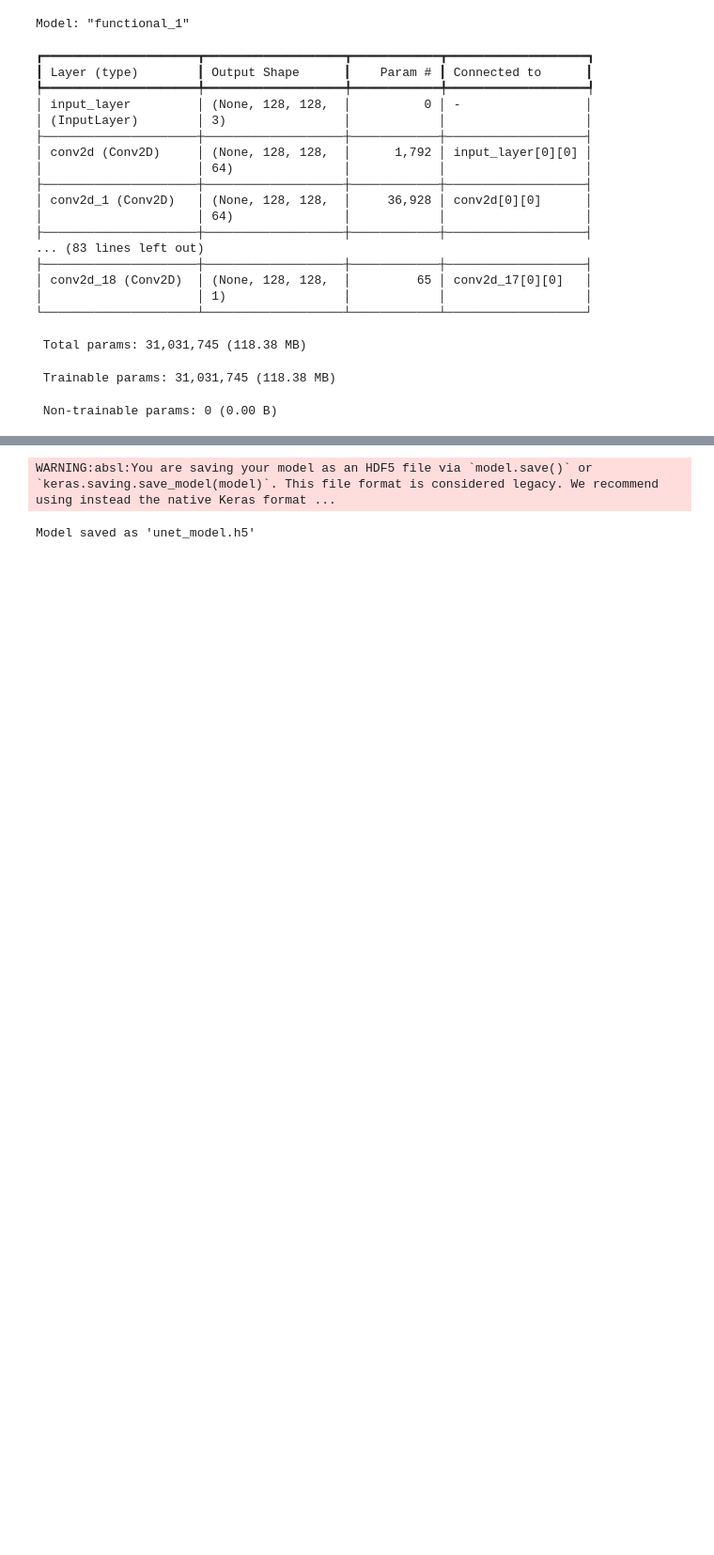
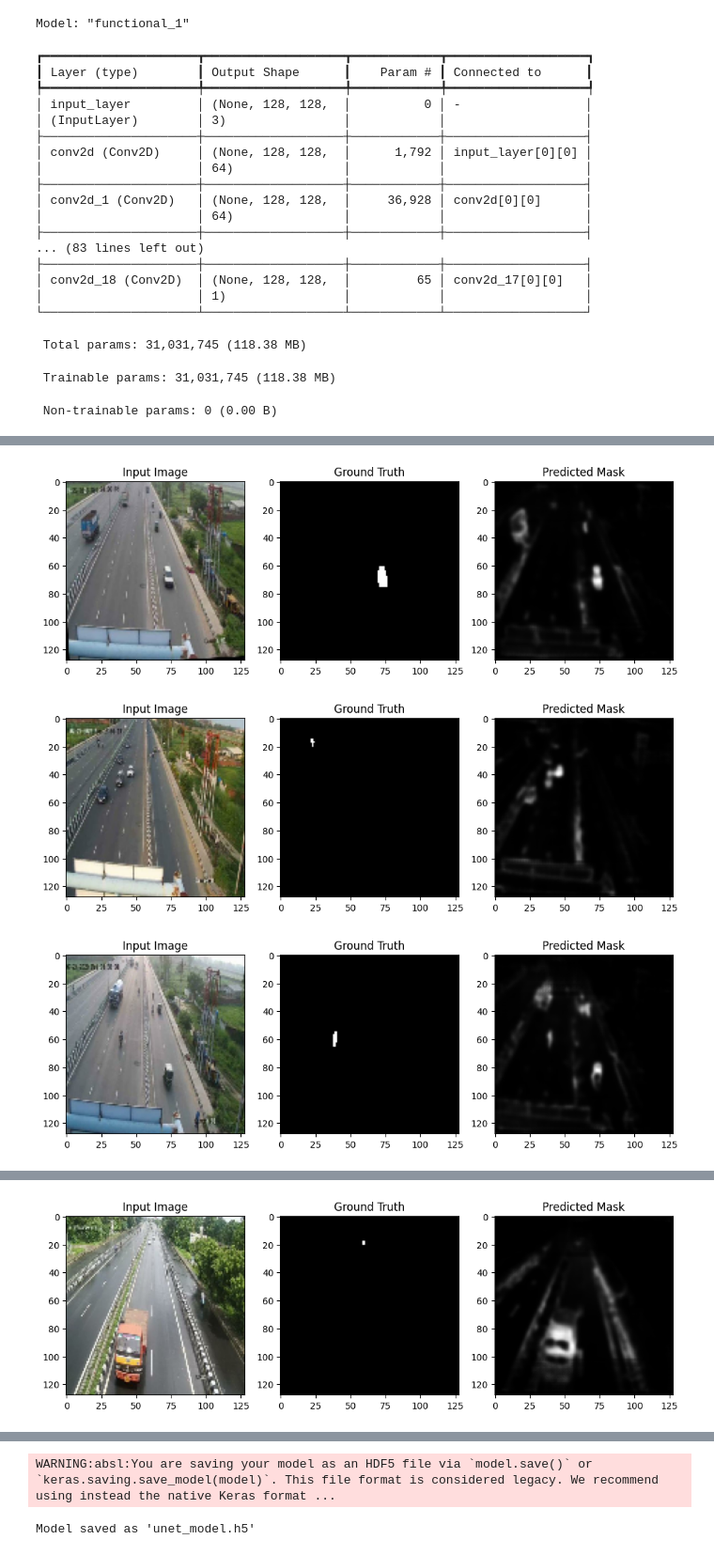
Before and after one commit to ferrariromano/mangoDiseases, a Jupyter notebook: VechileU-NET.ipynb, the cells around one changed output, grey strips where cells are left out. Shown at 94% size. Cells and saved outputs as stored; diff of their text form; code cells hidden in the pictures; blank space fills up the shorter version.

```diff
--- a/VechileU-NET.ipynb
+++ b/VechileU-NET.ipynb
@@ -216,0 +210,33 @@ plot_training_history(history)
+# %%
+def display_segmentation_results(dataset, model, num_images=3):
+    # Take a batch of data from the dataset
+    dataset = dataset.take(num_images)
+
+    for images, masks in dataset:
+        predictions = model.predict(images)
+
+        for i in range(num_images):
+            image = images[i]
+            mask = masks[i]
+            prediction = predictions[i]
+
+            # Plotting the results
+            plt.figure(figsize=(12, 6))
+
+            plt.subplot(1, 3, 1)
+            plt.title('Input Image')
+            plt.imshow(image)
+
+            plt.subplot(1, 3, 2)
+            plt.title('Ground Truth')
+            plt.imshow(mask[..., 0], cmap='gray')
+
+            plt.subplot(1, 3, 3)
+            plt.title('Predicted Mask')
+            plt.imshow(prediction[..., 0], cmap='gray')
+
+            plt.show()
+
+# Display the results for the validation dataset
+display_segmentation_results(valid_dataset, unet, num_images=3)
+# %% [output]
@@ -216,0 +244,3 @@ plot_training_history(history)
+[figure, added]
+[figure, added]
+[figure, added]
@@ -216,0 +248 @@ plot_training_history(history)
+[figure, added]
```
Also changed, not shown: parts of 5 cells of this notebook, 8 other files.
